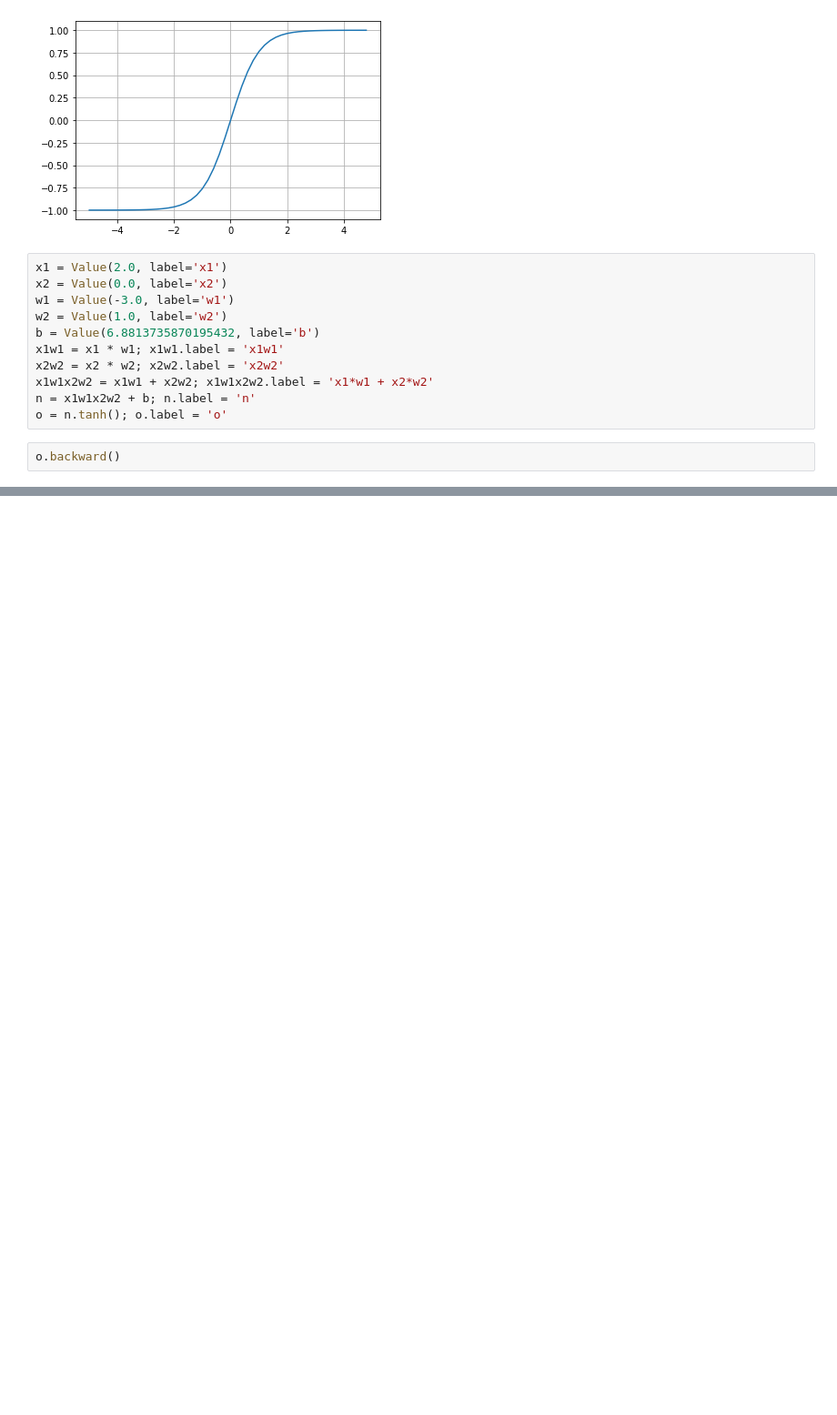
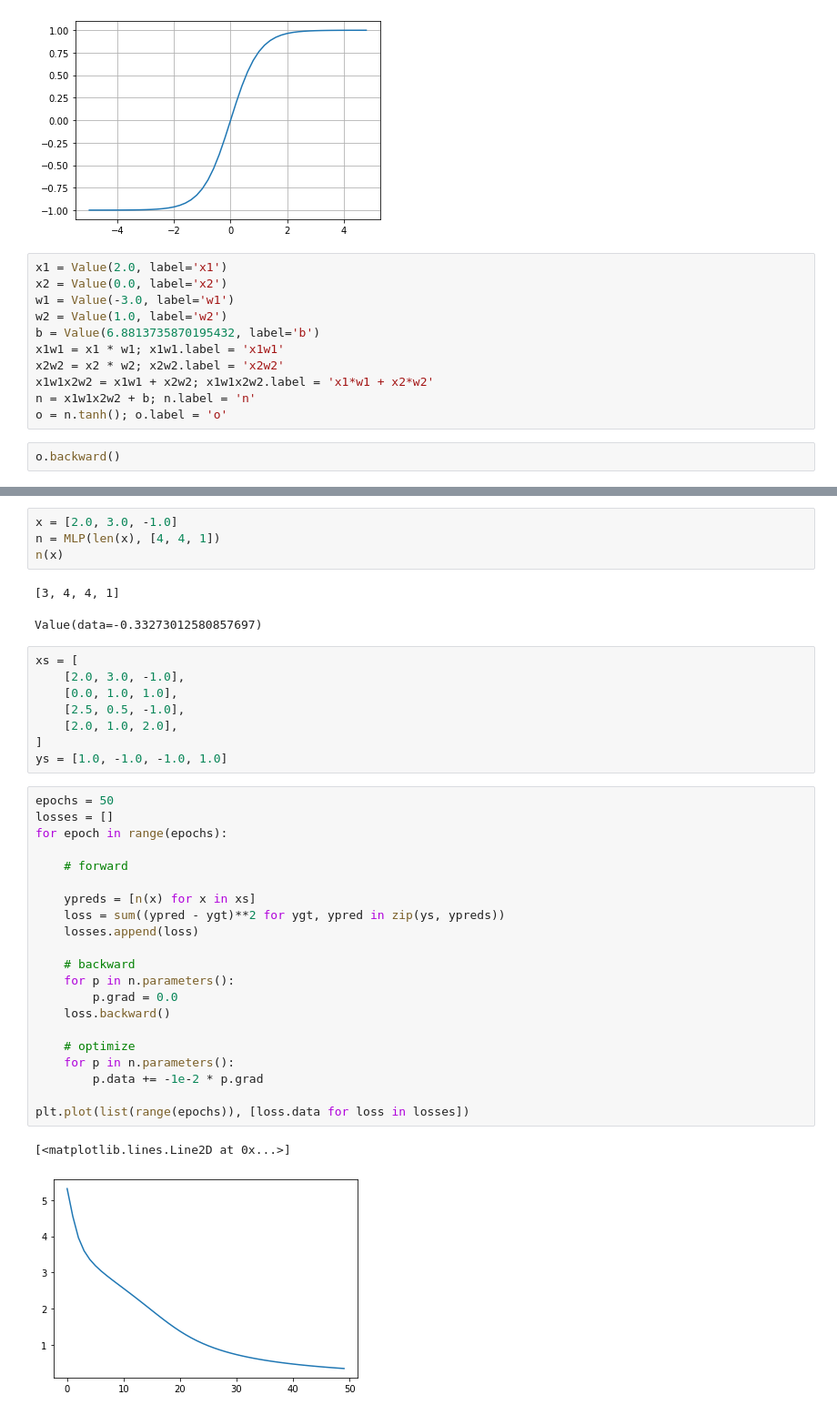
Before and after one commit to manuelmaior29/ds-playground, a Jupyter notebook: micrograd/micrograd.ipynb, the cells around one changed output, grey strips where cells are left out. Shown at 91% size. Saved outputs shown, nothing was run; the diff lists cells and outputs as text; blank space fills up the shorter version.

Commit message:
Implemented computation graph value operations and MLP class

```diff
--- a/micrograd/micrograd.ipynb
+++ b/micrograd/micrograd.ipynb
@@ -153,0 +183,39 @@ n(x)
+# %%
+x = [2.0, 3.0, -1.0]
+n = MLP(len(x), [4, 4, 1])
+n(x)
+# %% [output]
+[3, 4, 4, 1]
+Value(data=-0.33273012580857697)
+# %%
+xs = [
+    [2.0, 3.0, -1.0],
+    [0.0, 1.0, 1.0],
+    [2.5, 0.5, -1.0],
+    [2.0, 1.0, 2.0],
+]
+ys = [1.0, -1.0, -1.0, 1.0]
+# %%
+epochs = 50
+losses = []
+for epoch in range(epochs):
+
+    # forward
+
+    ypreds = [n(x) for x in xs]
+    loss = sum((ypred - ygt)**2 for ygt, ypred in zip(ys, ypreds))
+    losses.append(loss)
+
+    # backward
+    for p in n.parameters():
+        p.grad = 0.0
+    loss.backward()
+
+    # optimize
+    for p in n.parameters():
+        p.data += -1e-2 * p.grad
+
+plt.plot(list(range(epochs)), [loss.data for loss in losses])
+# %% [output]
+[<matplotlib.lines.Line2D at 0x...>]
+[figure, added]
```
Also changed, not shown: parts of 2 cells of this notebook.
